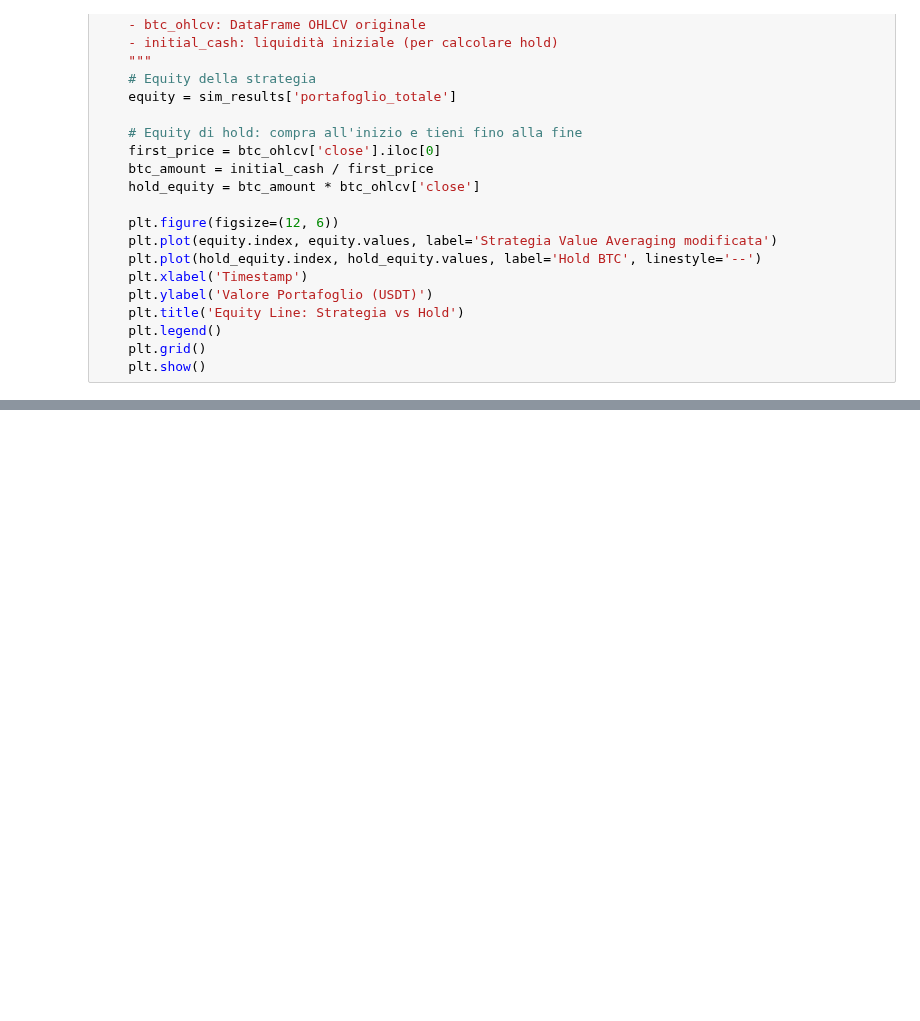
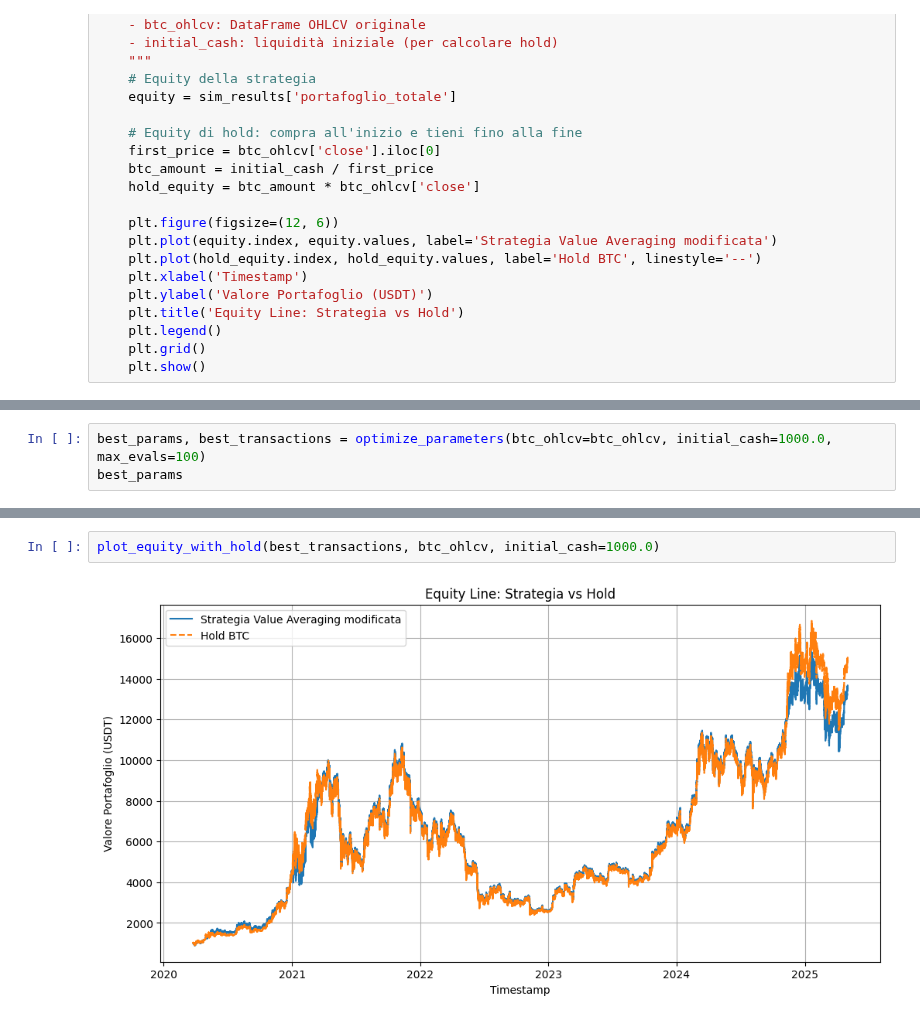
Before and after one commit to AleImbri/Crypto-strategies-simulations, a Jupyter notebook: VA modificato.ipynb, the cells around one changed output, grey strips where cells are left out. Cells and saved outputs as stored; diff of their text form; blank space fills up the shorter version.

```diff
--- a/VA modificato.ipynb
+++ b/VA modificato.ipynb
@@ -211,0 +451,3 @@ Name: count, dtype: int64
+# %%
+best_params, best_transactions = optimize_parameters(btc_ohlcv=btc_ohlcv, initial_cash=1000.0, max_evals=100)
+best_params
@@ -211,0 +490,4 @@ Name: count, dtype: int64
+# %%
+plot_equity_with_hold(best_transactions, btc_ohlcv, initial_cash=1000.0)
+# %% [output]
+[figure, added]
```
Also changed, not shown: parts of 15 cells of this notebook, 1 other file.
